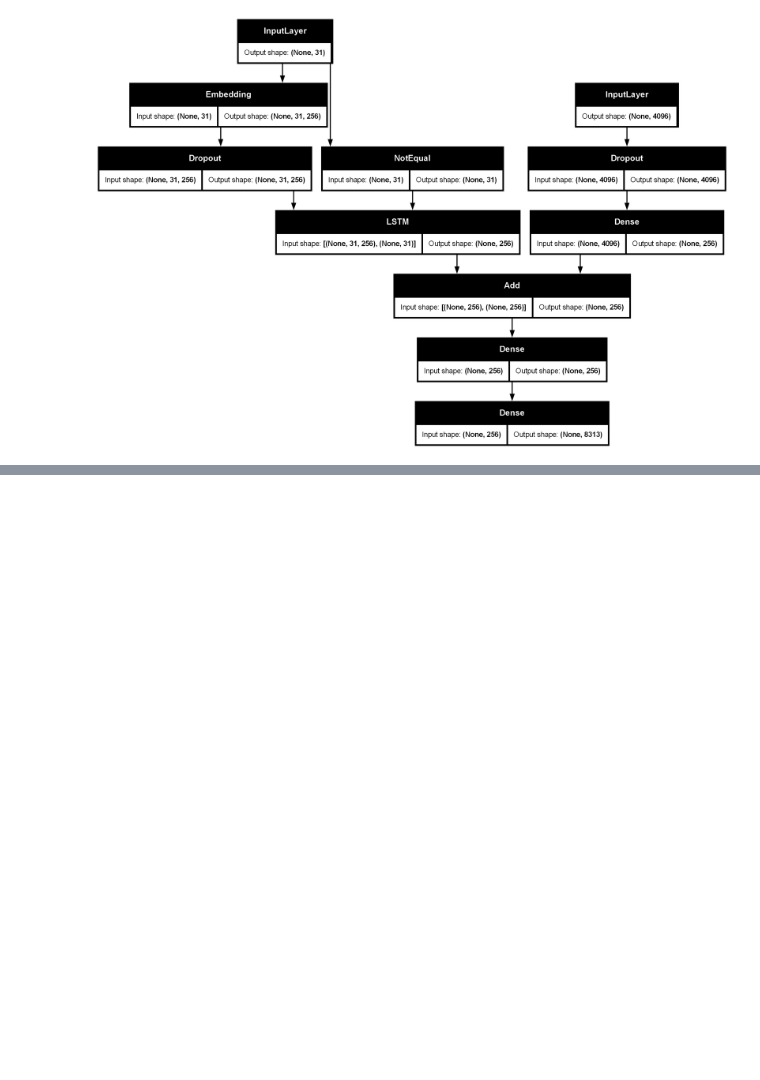
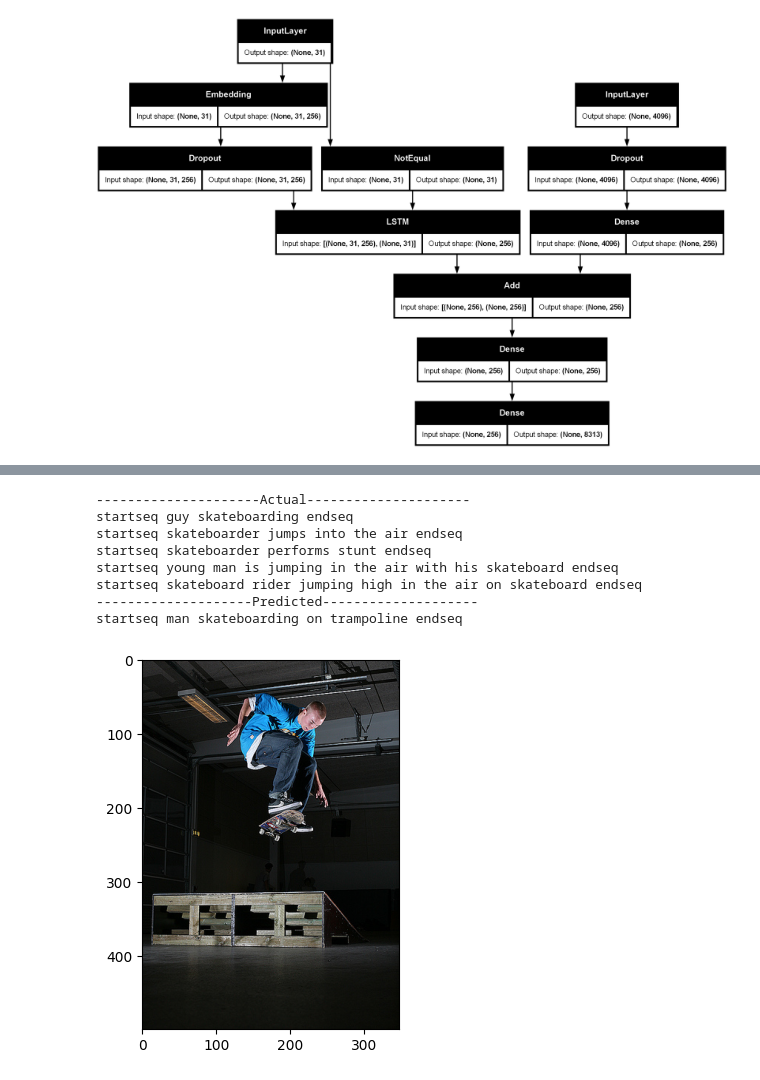
Before and after one commit to Adityasai07/Image_Captioning, a Jupyter notebook: Image_captioning.ipynb, the cells around one changed output, grey strips where cells are left out. Drawn from its saved outputs; the diff is of its cells as text; code cells hidden in the pictures; blank space fills up the shorter version.

```diff
--- a/Image_captioning.ipynb
+++ b/Image_captioning.ipynb
@@ -324,3 +461,15 @@ generate_caption("3162289423_4ca8915d0c.jpg")
+# %%
+generate_caption("3209350613_eb86579ee8.jpg")
+# %% [output]
+---------------------Actual---------------------
+startseq guy skateboarding endseq
+startseq skateboarder jumps into the air endseq
+startseq skateboarder performs stunt endseq
+startseq young man is jumping in the air with his skateboard endseq
+startseq skateboard rider jumping high in the air on skateboard endseq
+--------------------Predicted--------------------
+startseq man skateboarding on trampoline endseq
+[figure, added]
 # %%
 from tensorflow.keras.applications.vgg16 import VGG16, preprocess_input
 from tensorflow.keras.preprocessing.image import img_to_array, load_img
```
Also changed, not shown: parts of 18 cells of this notebook, 1 other file.
